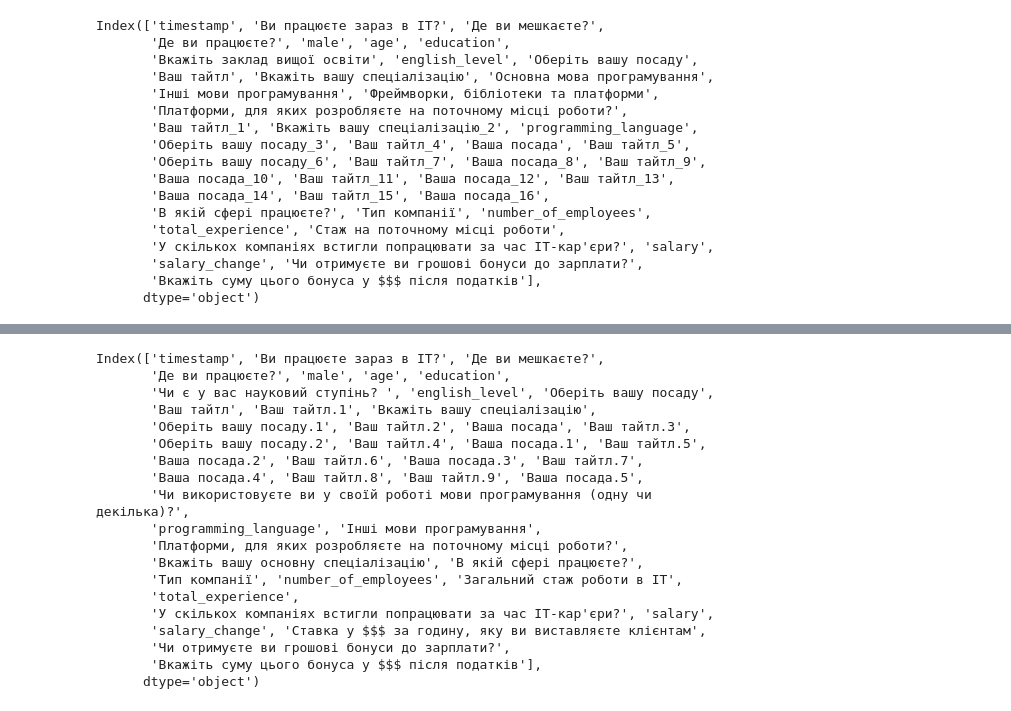
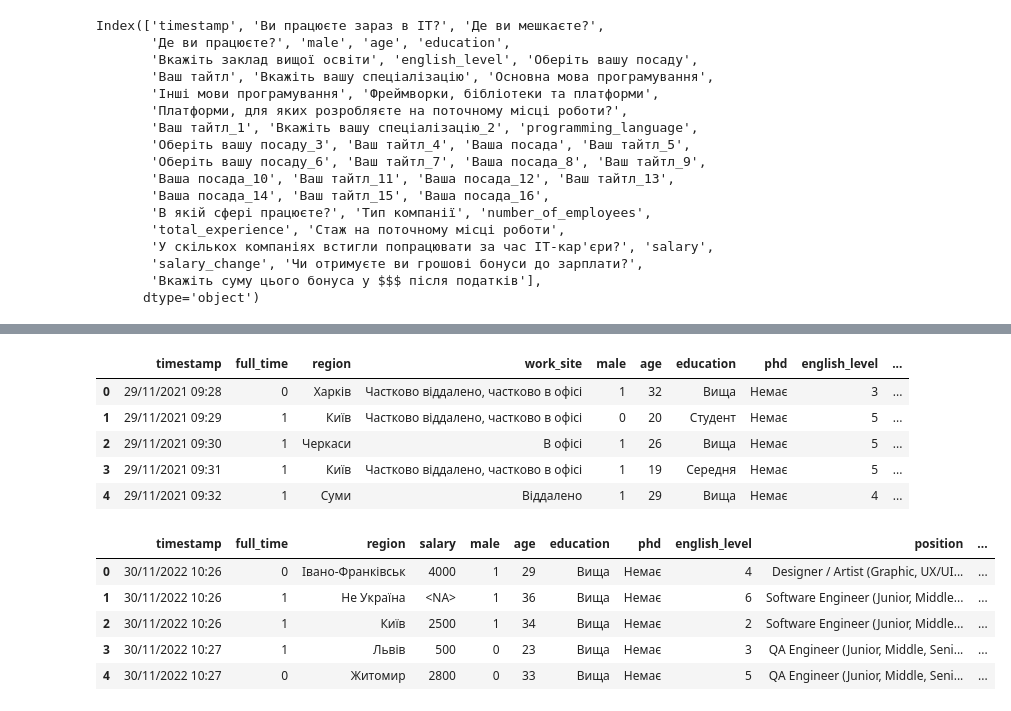
Before and after one commit to Danylo-Ik/Econometrics-Project-IT, a Jupyter notebook: clean_data.ipynb, the cells around one changed output, grey strips where cells are left out. Drawn from its saved outputs; the diff is of its cells as text; code cells hidden in the pictures.

```diff
--- a/clean_data.ipynb
+++ b/clean_data.ipynb
@@ -53,0 +710,37 @@ df2020.drop(columns=['Вкажіть вашу спеціалізацію', 'Вк
+# %%
+df2021['salary'] = (
+    df2021['salary']
+    .astype(str)
+    .str.replace(',', '.', regex=False)
+    .astype(float)
+    .round()
+    .astype("Int64")
+)
+
+df2022['salary'] = (
+    df2022['salary']
+    .astype(str)
+    .str.replace(',', '.', regex=False)
+    .astype(float)
+    .round()
+    .astype("Int64")
+)
+
+
+df2023['salary'] = (
+    df2023['salary']
+    .astype(str)
+    .str.replace(',', '.', regex=False)
+    .astype(float)
+    .round()
+    .astype("Int64")
+)
+
+df2024['salary'] = (
+    df2024['salary']
+    .astype(str)
+    .str.replace(',', '.', regex=False)
+    .astype(float)
+    .round()
+    .astype("Int64")
+)
@@ -53,0 +764,3 @@ df2020.drop(columns=['Вкажіть вашу спеціалізацію', 'Вк
+# %%
+df2021['phd'] = df2021['phd'].replace({'Кандидат наук / PhD': 'Кандидат наук'})
+df2022['phd'] = df2022['phd'].replace({'Кандидат наук / PhD': 'Кандидат наук'})
@@ -87,22 +801,9 @@ df2020.to_csv('Salaries Dec 2020 cleaned.csv', index=False)
 # %%
-df2021.columns
+df2021.head()
 # %% [output]
-Index(['timestamp', 'Ви працюєте зараз в ІТ?', 'Де ви мешкаєте?',
-       'Де ви працюєте?', 'male', 'age', 'education',
-       'Чи є у вас науковий ступінь? ', 'english_level', 'Оберіть вашу посаду',
-       'Ваш тайтл', 'Ваш тайтл.1', 'Вкажіть вашу спеціалізацію',
-       'Оберіть вашу посаду.1', 'Ваш тайтл.2', 'Ваша посада', 'Ваш тайтл.3',
-       'Оберіть вашу посаду.2', 'Ваш тайтл.4', 'Ваша посада.1', 'Ваш тайтл.5',
-       'Ваша посада.2', 'Ваш тайтл.6', 'Ваша посада.3', 'Ваш тайтл.7',
-       'Ваша посада.4', 'Ваш тайтл.8', 'Ваш тайтл.9', 'Ваша посада.5',
-       'Чи використовуєте ви у своїй роботі мови програмування (одну чи декілька)?',
-       'programming_language', 'Інші мови програмування',
-       'Платформи, для яких розробляєте на поточному місці роботи?',
-       'Вкажіть вашу основну спеціалізацію', 'В якій сфері працюєте?',
-       'Тип компанії', 'number_of_employees', 'Загальний стаж роботи в ІТ',
-       'total_experience',
-       'У скількох компаніях встигли попрацювати за час ІТ-кар'єри?', 'salary',
-       'salary_change', 'Ставка у $$$ за годину, яку ви виставляєте клієнтам',
-       'Чи отримуєте ви грошові бонуси до зарплати?',
-       'Вкажіть суму цього бонуса у $$$ після податків'],
-      dtype='object')
+|  | timestamp | full_time | region | work_site | male | age | education | phd | english_level | ... |
+| 0 | 29/11/2021 09:28 | 0 | Харків | Частково віддалено, частково в офісі | 1 | 32 | Вища | Немає | 3 | ... |
+| 1 | 29/11/2021 09:29 | 1 | Київ | Частково віддалено, частково в офісі | 0 | 20 | Студент | Немає | 5 | ... |
+| 2 | 29/11/2021 09:30 | 1 | Черкаси | В офісі | 1 | 26 | Вища | Немає | 5 | ... |
+| 3 | 29/11/2021 09:31 | 1 | Київ | Частково віддалено, частково в офісі | 1 | 19 | Середня | Немає | 5 | ... |
+| 4 | 29/11/2021 09:32 | 1 | Суми | Віддалено | 1 | 29 | Вища | Немає | 4 | ... |
@@ -132,0 +810,9 @@ df2020.drop(columns=['Вкажіть вашу спеціалізацію', 'Вк
+# %%
+df2022.head()
+# %% [output]
+|  | timestamp | full_time | region | salary | male | age | education | phd | english_level | position | ... |
+| 0 | 30/11/2022 10:26 | 0 | Івано-Франківськ | 4000 | 1 | 29 | Вища | Немає | 4 | Designer / Artist (Graphic, UX/UI... | ... |
+| 1 | 30/11/2022 10:26 | 1 | Не Україна | <NA> | 1 | 36 | Вища | Немає | 6 | Software Engineer (Junior, Middle... | ... |
+| 2 | 30/11/2022 10:26 | 1 | Київ | 2500 | 1 | 34 | Вища | Немає | 2 | Software Engineer (Junior, Middle... | ... |
+| 3 | 30/11/2022 10:27 | 1 | Львів | 500 | 0 | 23 | Вища | Немає | 3 | QA Engineer (Junior, Middle, Seni... | ... |
+| 4 | 30/11/2022 10:27 | 0 | Житомир | 2800 | 0 | 33 | Вища | Немає | 5 | QA Engineer (Junior, Middle, Seni... | ... |
```
Also changed, not shown: parts of 69 cells of this notebook, 5 other files.
